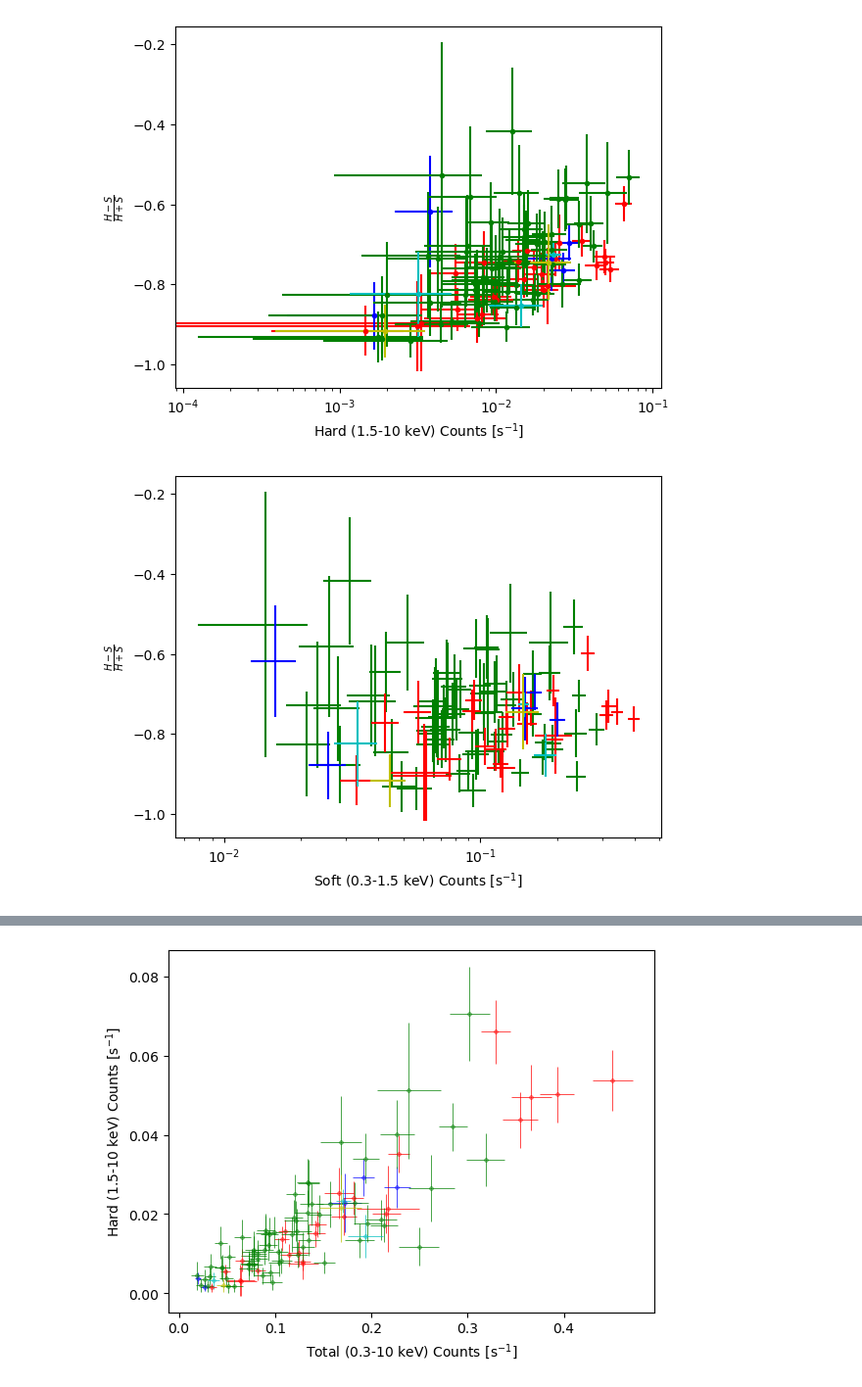
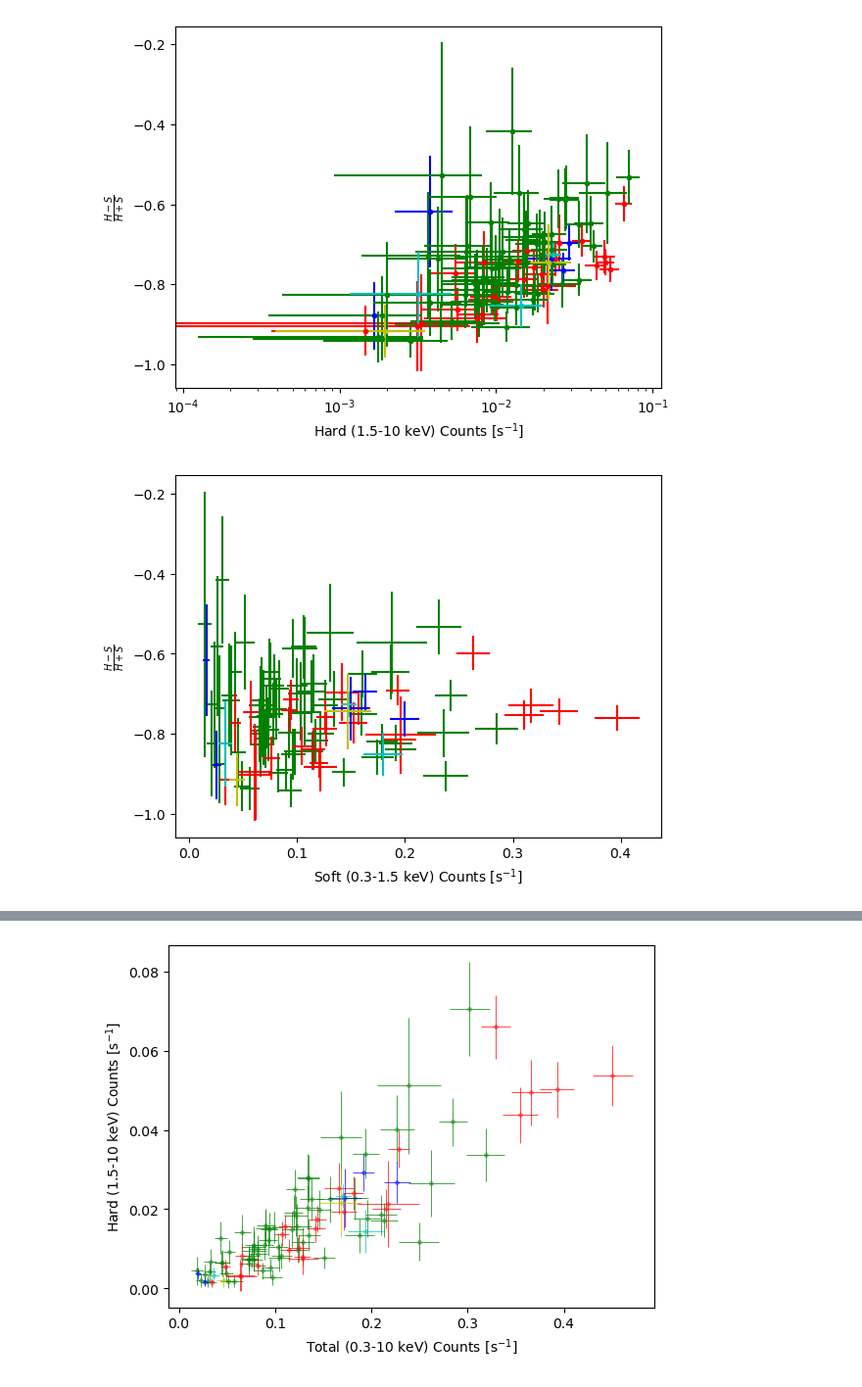
Before and after one commit to martapisci/IRAS_13224-3809, a Jupyter notebook: lc_iras13224-3809.ipynb, the cells around one changed output, grey strips where cells are left out. Shown at 98% size. Saved outputs shown, nothing was run; the diff lists cells and outputs as text; code cells hidden in the pictures.

```diff
--- a/lc_iras13224-3809.ipynb
+++ b/lc_iras13224-3809.ipynb
@@ -346,18 +349,18 @@ plt.show()
 # %%
 #Plotting normalized HR as a function of soft counts for all observations
 plt.errorbar(lcurve3['0.3-1.5keV'],lcurve3['H-S/H+S'],xerr=lcurve3['0.3-1.5keV_err'],yerr=lcurve3['normHR_err'], color='g', marker=',', linestyle='None')
 plt.errorbar(lcurve1['0.3-1.5keV'],lcurve1['H-S/H+S'],xerr=lcurve1['0.3-1.5keV_err'],yerr=lcurve1['normHR_err'], color='r', marker=',', linestyle='None')
 plt.errorbar(lcurve2['0.3-1.5keV'],lcurve2['H-S/H+S'],xerr=lcurve2['0.3-1.5keV_err'],yerr=lcurve2['normHR_err'], color='b', marker=',', linestyle='None')
 plt.errorbar(lcurve4['0.3-1.5keV'],lcurve4['H-S/H+S'],xerr=lcurve4['0.3-1.5keV_err'],yerr=lcurve4['normHR_err'], color='c', marker=',', linestyle='None')
 plt.errorbar(lcurve5['0.3-1.5keV'],lcurve5['H-S/H+S'],xerr=lcurve5['0.3-1.5keV_err'],yerr=lcurve5['normHR_err'], color='y', marker=',', linestyle='None')
 
-plt.xscale('log')
+#plt.xscale('log')
 plt.xlabel('Soft (0.3-1.5 keV) Counts [s$^{-1}$]')
 plt.ylabel(r'$\frac{{H-S}}{{H+S}}$')
 plt.savefig("plot/HR_vs_softcts.pdf")
 plt.show()
 # %% [output]
-[figure, old version]
+[figure, new version]
 # %%
 #hard cts v soft cts
 plt.errorbar(lcurve3['cts'],lcurve3['1.5-10keV'],xerr=lcurve3['0.3-1.5keV_err'],yerr=lcurve3['1.5-10keV_err'], color=cmap(4) , marker=',', linestyle='None',linewidth =1,alpha = 0.4)
```
Also changed, not shown: parts of 13 cells of this notebook, 17 other files.
